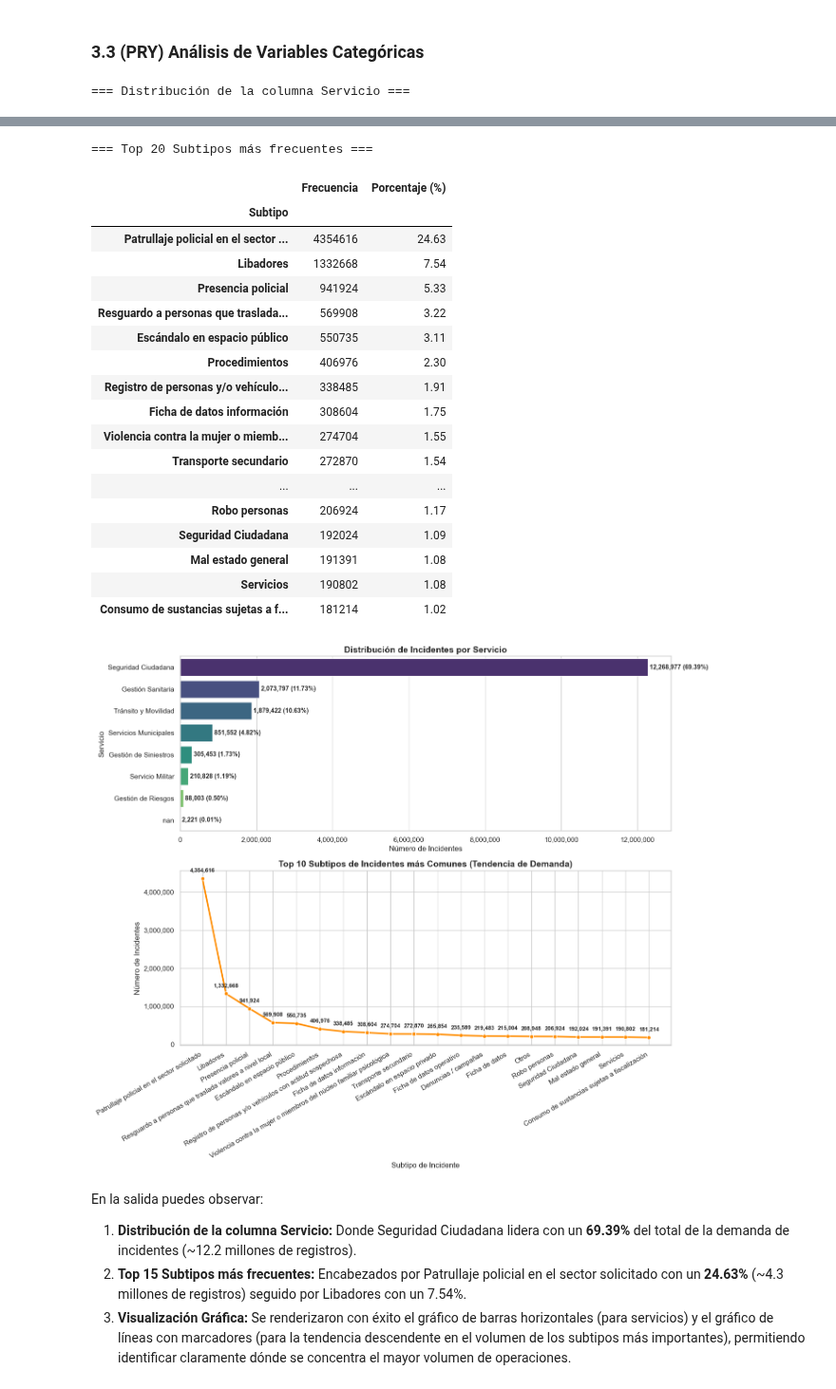
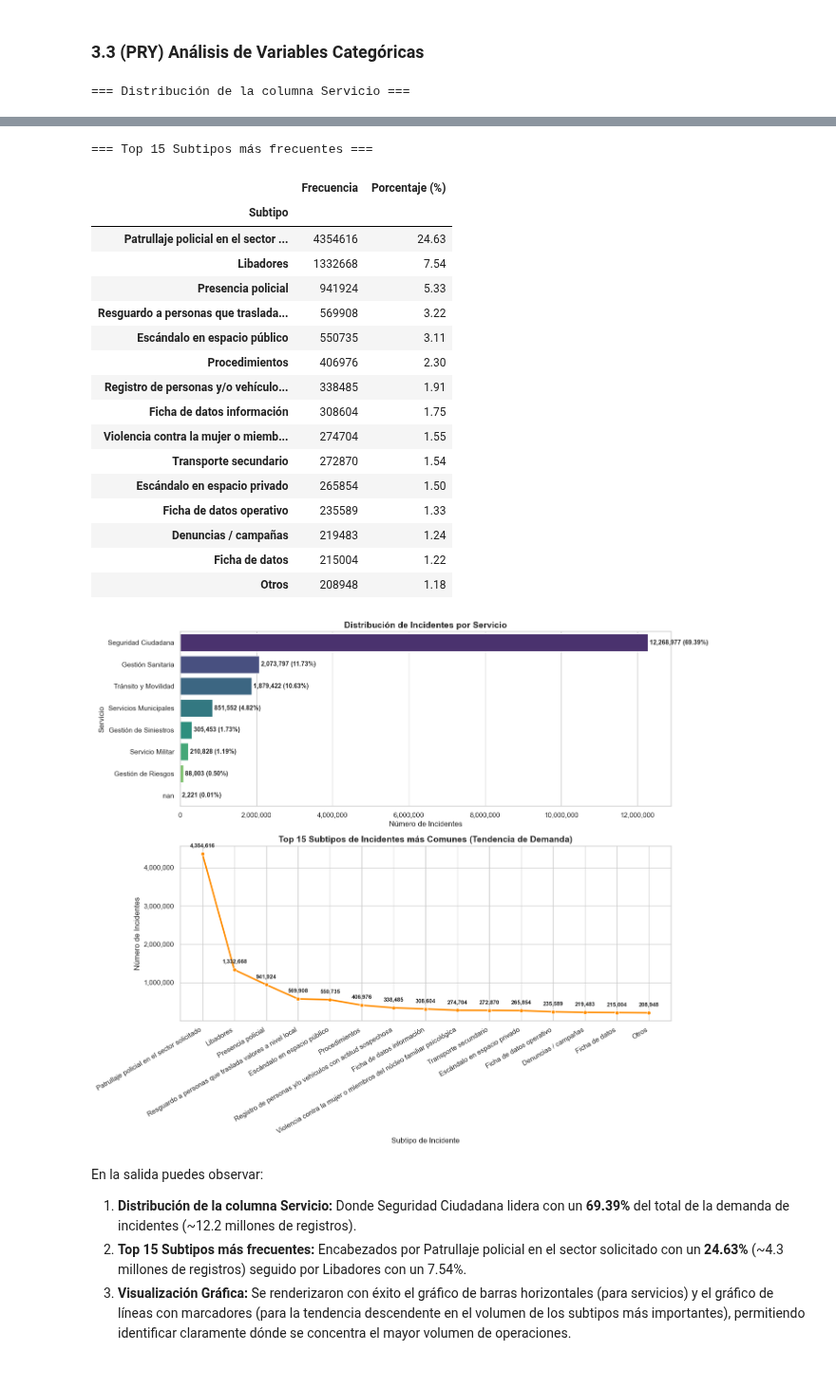
Before and after one commit to paulanoboa/IntegradorG3, a Jupyter notebook: data/processed/Prueba_CargaProyecto.ipynb, the cells around one changed output, grey strips where cells are left out. Shown at 95% size. Cells and saved outputs as stored; diff of their text form; code cells hidden in the pictures.

```diff
--- a/data/processed/Prueba_CargaProyecto.ipynb
+++ b/data/processed/Prueba_CargaProyecto.ipynb
@@ -321,9 +313,9 @@ resumen_servicio = pd.DataFrame({
 display(resumen_servicio)
 
 # 2. Análisis de frecuencias para la columna 'Subtipo' (Top 20 más comunes debido a alta cardinalidad)
-print('\n=== Top 20 Subtipos más frecuentes ===')
-subtipo_counts = df['Subtipo'].value_counts(dropna=False).head(20)
-subtipo_percentage = df['Subtipo'].value_counts(normalize=True, dropna=False).head(20) * 100
+print('\n=== Top 15 Subtipos más frecuentes ===')
+subtipo_counts = df['Subtipo'].value_counts(dropna=False).head(15)
+subtipo_percentage = df['Subtipo'].value_counts(normalize=True, dropna=False).head(15) * 100
 
 resumen_subtipo = pd.DataFrame({
     'Frecuencia': subtipo_counts,
@@ -371,7 +363,7 @@ sns.lineplot(
     linewidth=2.5,
     color='darkorange'
 )
-axes[1].set_title('Top 10 Subtipos de Incidentes más Comunes (Tendencia de Demanda)', fontsize=14, fontweight='bold')
+axes[1].set_title('Top 15 Subtipos de Incidentes más Comunes (Tendencia de Demanda)', fontsize=14, fontweight='bold')
 axes[1].set_xlabel('Subtipo de Incidente')
 axes[1].set_ylabel('Número de Incidentes')
 axes[1].yaxis.set_major_formatter(plt.FuncFormatter(lambda x, loc: f"{int(x):,}"))
@@ -389,41 +381,40 @@ for x_idx, value in enumerate(subtipo_counts.values):
         fontweight='bold'
     )
 
 # Ajustar el diseño final para evitar superposiciones
 plt.tight_layout()
 plt.show()
 # %% [output]
 === Distribución de la columna Servicio ===
 |  | Frecuencia | Porcentaje (%) |
 | Servicio |  |  |
 | Seguridad Ciudadana | 12268977 | 69.39 |
 | Gestión Sanitaria | 2073797 | 11.73 |
 | Tránsito y Movilidad | 1879422 | 10.63 |
 | Servicios Municipales | 851552 | 4.82 |
 | Gestión de Siniestros | 305453 | 1.73 |
 | Servicio Militar | 210828 | 1.19 |
 | Gestión de Riesgos | 88003 | 0.50 |
 | nan | 2221 | 0.01 |
-=== Top 20 Subtipos más frecuentes ===
+=== Top 15 Subtipos más frecuentes ===
 |  | Frecuencia | Porcentaje (%) |
 | Subtipo |  |  |
 | Patrullaje policial en el sector ... | 4354616 | 24.63 |
 | Libadores | 1332668 | 7.54 |
 | Presencia policial | 941924 | 5.33 |
 | Resguardo a personas que traslada... | 569908 | 3.22 |
 | Escándalo en espacio público | 550735 | 3.11 |
 | Procedimientos | 406976 | 2.30 |
 | Registro de personas y/o vehículo... | 338485 | 1.91 |
 | Ficha de datos información | 308604 | 1.75 |
 | Violencia contra la mujer o miemb... | 274704 | 1.55 |
 | Transporte secundario | 272870 | 1.54 |
-| ... | ... | ... |
-| Robo personas | 206924 | 1.17 |
-| Seguridad Ciudadana | 192024 | 1.09 |
-| Mal estado general | 191391 | 1.08 |
-| Servicios | 190802 | 1.08 |
-| Consumo de sustancias sujetas a f... | 181214 | 1.02 |
+| Escándalo en espacio privado | 265854 | 1.50 |
+| Ficha de datos operativo | 235589 | 1.33 |
+| Denuncias / campañas | 219483 | 1.24 |
+| Ficha de datos | 215004 | 1.22 |
+| Otros | 208948 | 1.18 |
-[figure, old version]
+[figure, new version]
 # %% [markdown]
 En la salida puedes observar:
 1. **Distribución de la columna Servicio:** Donde Seguridad Ciudadana lidera con un **69.39%** del total de la demanda de incidentes (~12.2 millones de registros).
```
Also changed, not shown: parts of 79 cells of this notebook, 1 other file.
